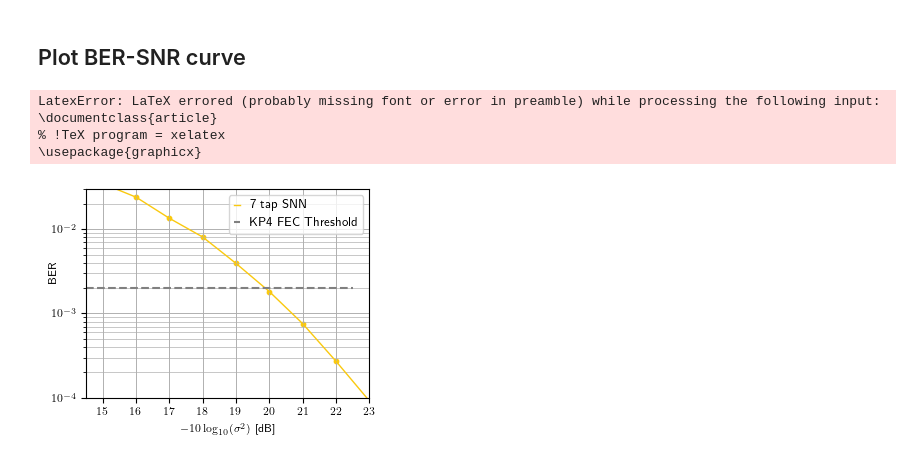
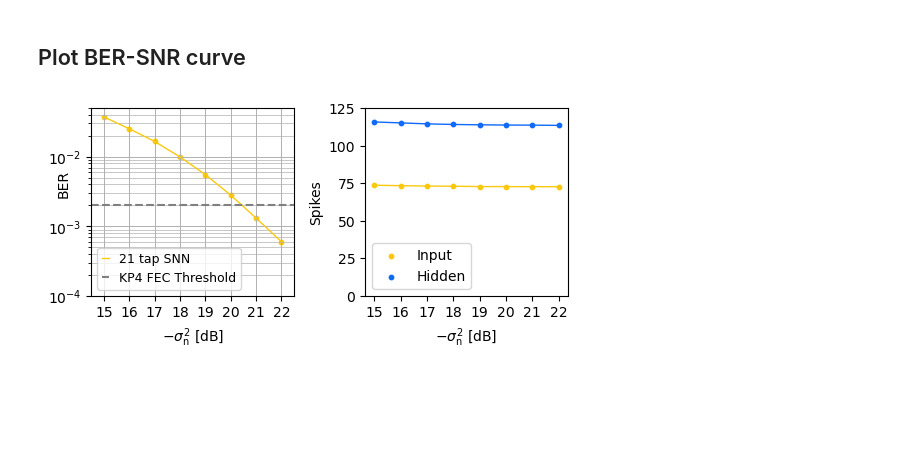
Before and after one commit to imdd-task/imdd-task, a Jupyter notebook: examples/SSMF_Task.ipynb, the cells around one changed output. Drawn from its saved outputs; the diff is of its cells as text; code cells hidden in the pictures; blank space fills up the shorter version.

Commit message:
feat: Improve and beautify examples

```diff
--- a/examples/SSMF_Task.ipynb
+++ b/examples/SSMF_Task.ipynb
@@ -309,0 +309,6 @@ def test(dataloader, demapper, loss_fn, device, min_false_symbols, max_test_epoc
+# %%
+# Paths
+base_path = Path("../example_results/SSMF")
+base_path.mkdir(exist_ok=True, parents=True)
+model_dir = Path(base_path / "models")
+model_dir.mkdir(exist_ok=True)
@@ -489,35 +417,36 @@ axs.scatter(events[:, 0], events[:, 1])
 # %% [markdown]
 ## Plot BER-SNR curve
 # %%
-data = np.load("./test_bers.npy")
-
-
-params = {'text.usetex' : True,
-          'font.size' : 8,
-          }
-plt.rcParams.update(params)
+data = np.load(base_path / "test_bers.npy")[:-1]
 
 color = ["#FAC90F", "#FA8D0F", "#0F69FA", "#7A6F45"]
 
-fig, axs = plt.subplots(figsize=(3.5, 2.7))
-axs.set_ylabel("BER")
-axs.set_xlabel("$−10 \log_{10}(\sigma^2)$ [dB]")
-axs.set_yscale("log")
-axs.set_ylim(1e-4, 3e-2)
-axs.set_xlim(14.5, 22.5)
-axs.set_xticks(data[:, 0])
-axs.plot(data[:, 0], data[:, 1], lw=1, color=color[0], label=r"7 tap SNN")
-axs.scatter(data[:, 0], data[:, 1], color=color[0], s=10)
-axs.hlines(2e-3, 14.5, 22.5, color="grey", ls="--", label="KP4 FEC Threshold")
-axs.grid(which="minor", lw=0.5)
-axs.grid(which="major", lw=0.7)
-axs.yaxis.set_label_coords(-0.1, 0.6)
-axs.legend(fontsize=9, handlelength=0.5)
+fig, axs = plt.subplots(ncols=2, figsize=(5.5, 2.7))
+axs[0].set_ylabel("BER")
+axs[0].set_xlabel("$-\sigma^2_\mathrm{n}$ [dB]")
+axs[0].set_yscale("log")
+axs[0].set_ylim(1e-4, 5e-2)
+axs[0].set_xlim(14.5, 22.5)
+axs[0].set_xticks(data[:, 0])
+axs[0].plot(data[:, 0], data[:, 1], lw=1, color=color[0], label=r"21 tap SNN")
+axs[0].scatter(data[:, 0], data[:, 1], color=color[0], s=10)
+axs[0].hlines(2e-3, 14.5, 22.5, color="grey", ls="--", label="KP4 FEC Threshold")
+axs[0].grid(which="minor", lw=0.5)
+axs[0].grid(which="major", lw=0.7)
+axs[0].yaxis.set_label_coords(-0.1, 0.6)
+axs[0].legend(fontsize=9, handlelength=0.5)
+
+axs[1].set_ylabel("Spikes")
+axs[1].set_xlabel("$-\sigma^2_\mathrm{n}$ [dB]")
+axs[1].set_xticks(data[:, 0])
+axs[1].set_ylim(0, 125)
+axs[1].plot(data[:, 0], data[:, 2], lw=1, color=color[0])
+axs[1].scatter(data[:, 0], data[:, 2], color=color[0], s=10, label="Input")
+axs[1].plot(data[:, 0], data[:, 3], lw=1, color=color[2])
+axs[1].scatter(data[:, 0], data[:, 3], color=color[2], s=10, label="Hidden")
+axs[1].legend()
+
 plt.tight_layout()
-plt.savefig("./snr.pgf")
+plt.savefig(base_path / "ber_snr.png")
 # %% [output]
-LatexError: LaTeX errored (probably missing font or error in preamble) while processing the following input:
-\documentclass{article}
-% !TeX program = xelatex
-\usepackage{graphicx}
-[figure, old version]
+[figure, new version]
```
Also changed, not shown: parts of 25 cells of this notebook, 2 other files.
